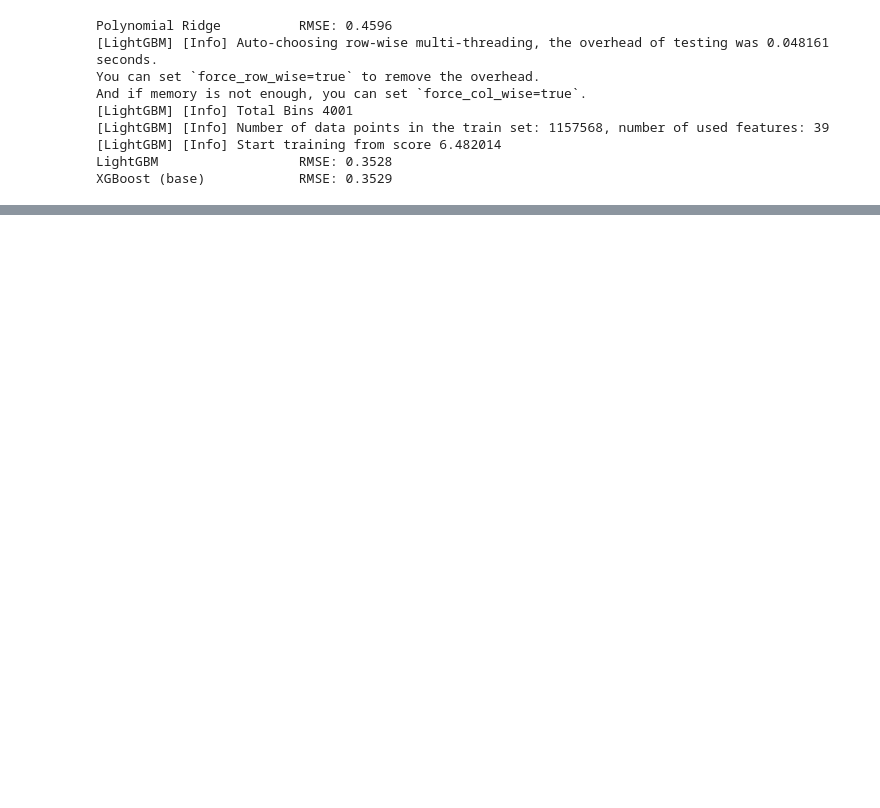
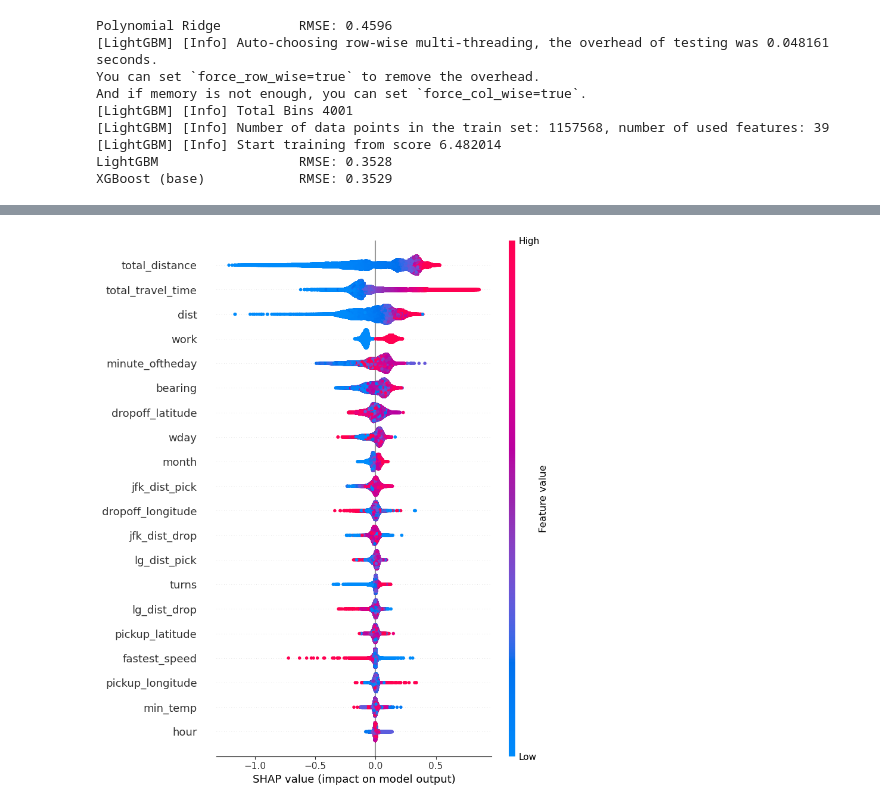
Before and after one commit to asa-eve/New-York-City-Taxi-Trip-Duration, a Jupyter notebook: ModelTraining_Tuning.ipynb, the cells around one changed output, grey strips where cells are left out. Cells and saved outputs as stored; diff of their text form; code cells hidden in the pictures; blank space fills up the shorter version.

```diff
--- a/ModelTraining_Tuning.ipynb
+++ b/ModelTraining_Tuning.ipynb
@@ -1124,12 +1185,36 @@ print("Actual RMSE:", -xgb_grid.best_score_)
 # %%
+best_poly_ridge = make_pipeline(
+    PolynomialFeatures(degree=poly_grid.best_params_['polynomialfeatures__degree'], include_bias=False),
+    StandardScaler(),
+    Ridge(alpha=poly_grid.best_params_['ridge__alpha'], random_state=42)
+)
+
+best_lgbm = LGBMRegressor(
+    n_estimators=lgbm_grid.best_params_['n_estimators'],
+    learning_rate=lgbm_grid.best_params_['learning_rate'],
+    max_depth=lgbm_grid.best_params_['max_depth'],
+    random_state=42
+)
+
+best_xgb_base = XGBRegressor(
+    n_estimators=xgb_grid.best_params_['n_estimators'],
+    max_depth=xgb_grid.best_params_['max_depth'],
+    learning_rate=xgb_grid.best_params_['learning_rate'],
+    subsample=xgb_grid.best_params_['subsample'],
+    colsample_bytree=xgb_grid.best_params_['colsample_bytree'],
+    objective='reg:squarederror',
+    random_state=4321,
+    n_jobs=-1
+)
+
 estimators = [
     #('ridge',      ridge),
     #('rf',         rf),
     #('cat',        cat),
 
-    ('poly_ridge', poly_ridge),
-    ('lgbm',       lgbm),
-    ('xgb_base',   xgb_base)
+    ('poly_ridge', best_poly_ridge),
+    ('lgbm',       best_lgbm),
+    ('xgb_base',   best_xgb_base)
 ]
 
 meta_model = XGBRegressor(
@@ -1140,7 +1225,6 @@ meta_model = XGBRegressor(
     random_state=4321
 )
 
-
 stack = StackingRegressor(
     estimators=estimators,
     final_estimator=meta_model,
@@ -1207,0 +1392,8 @@ StackingRegressor(cv=3,
+# %%
+import shap
+
+explainer = shap.Explainer(stack.named_estimators_['lgbm'])
+shap_values = explainer(X_valid)
+shap.summary_plot(shap_values, X_valid)
+# %% [output]
+[figure, added]
```
Also changed, not shown: parts of 18 cells of this notebook.
